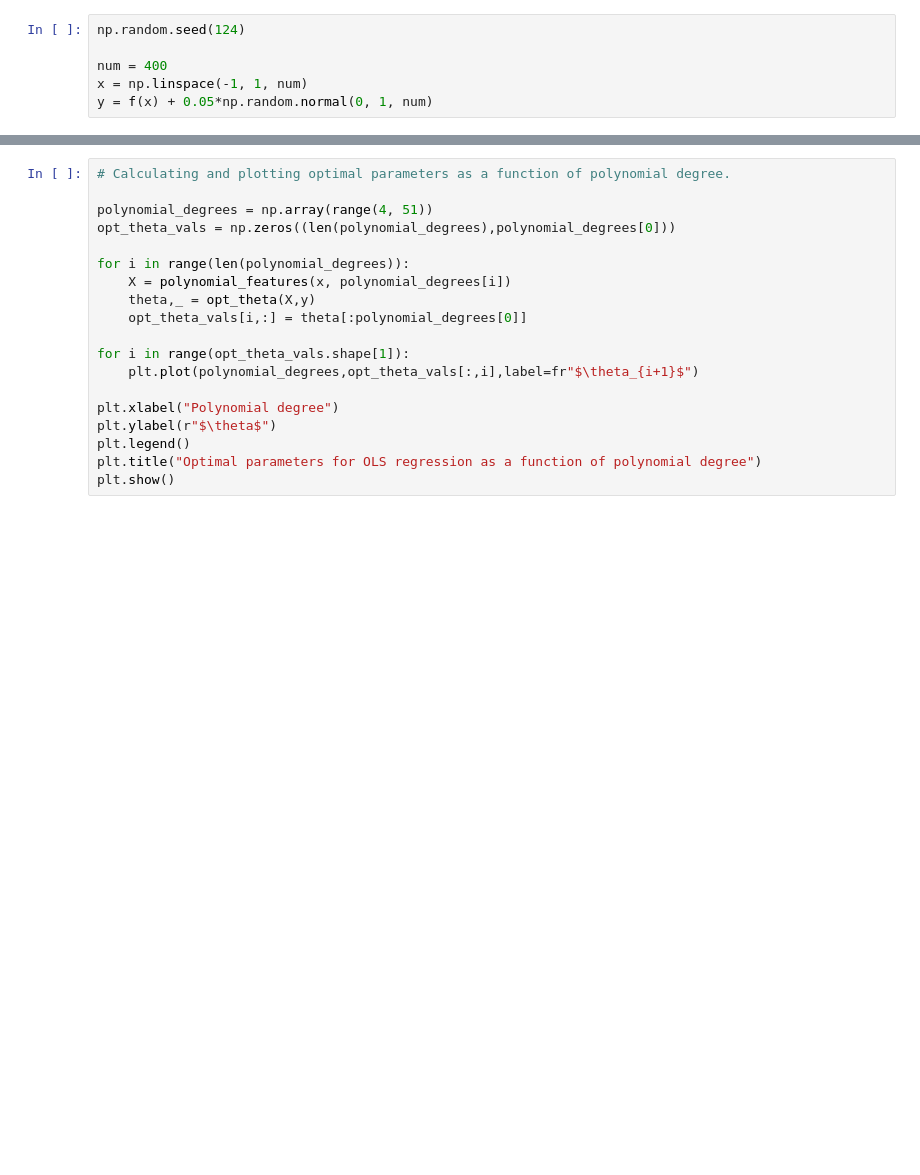
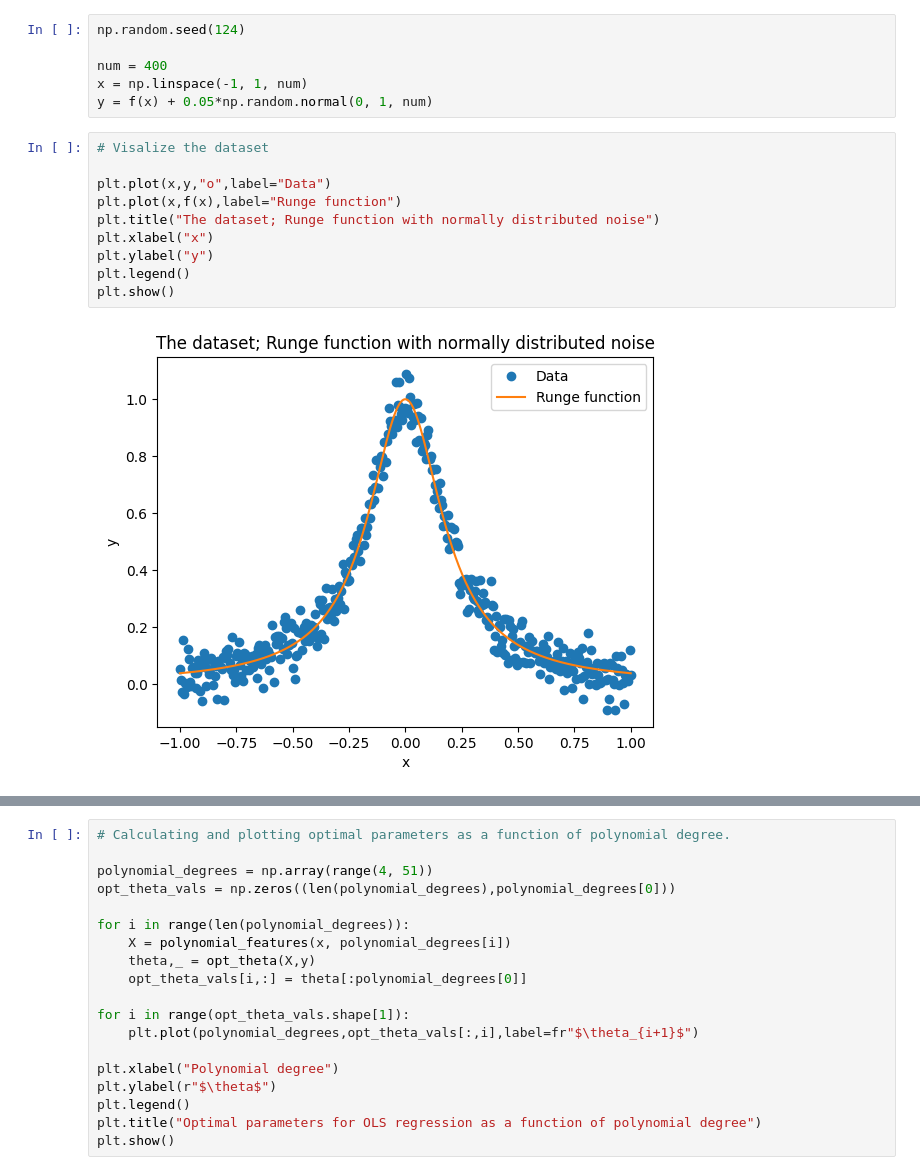
Before and after one commit to HeineEH/FYS-STK3155-4155_Project1, a Jupyter notebook: code/project_1ab.ipynb, the cells around one changed output, grey strips where cells are left out. Drawn from its saved outputs; the diff is of its cells as text; blank space fills up the shorter version.

```diff
--- a/code/project_1ab.ipynb
+++ b/code/project_1ab.ipynb
@@ -22,6 +22,18 @@ np.random.seed(124)
 num = 400
 x = np.linspace(-1, 1, num)
 y = f(x) + 0.05*np.random.normal(0, 1, num)
+# %%
+# Visalize the dataset
+
+plt.plot(x,y,"o",label="Data")
+plt.plot(x,f(x),label="Runge function")
+plt.title("The dataset; Runge function with normally distributed noise")
+plt.xlabel("x")
+plt.ylabel("y")
+plt.legend()
+plt.show()
+# %% [output]
+[figure, added]
 # %%
 # Plot the MSE and R2 scores as a function of polynomial degrees
 
```
Also changed, not shown: parts of 5 cells of this notebook, 7 other files.
